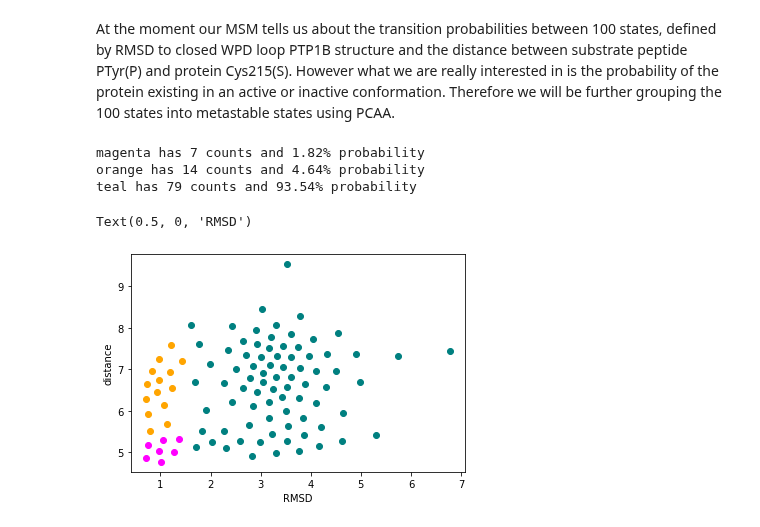
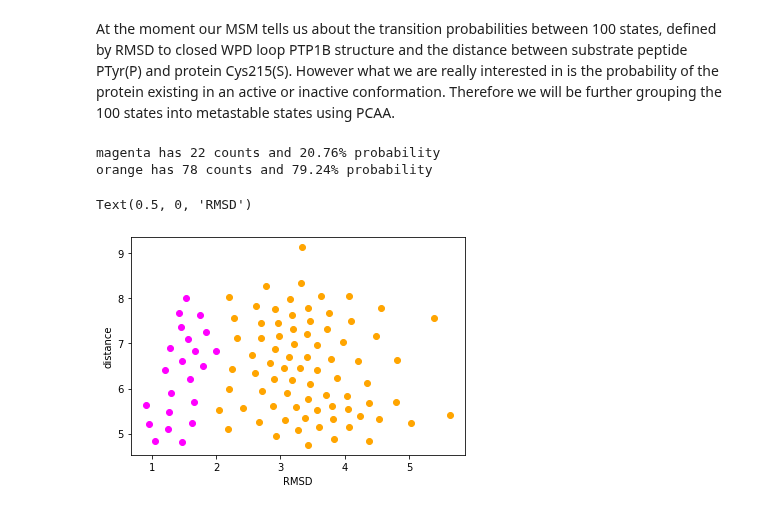
Before and after one commit to michellab/BioSimSpaceTutorials, a Jupyter notebook: 03_steered_md/03_msm_full.ipynb, the cells around one changed output. Saved outputs shown, nothing was run; the diff lists cells and outputs as text; code cells hidden in the pictures.

```diff
--- a/03_steered_md/03_msm_full.ipynb
+++ b/03_steered_md/03_msm_full.ipynb
@@ -45,13 +43,14 @@ Now is the time to load the trajectories one by one and compute the feature valu
 # %% [markdown]
 At this point we also need to load the RMSD reference.
 # %%
-reference = pt.load('/home/adele/Documents/preparing-ptp1b/for-use/ptp1b-closed.pdb')
+reference = pt.load('/home/adele/Documents/PTP1B/inputs/closed.pdb')
 # %%
 data = []
 for i in range(len(traj_files)):
     print(i+1, end='\r')
-    traj = pt.load(traj_files[i], top=topology_files[i], stride=2)
-    rmsd = calculate_rmsd(traj, reference, ':179-185&(@CA,N,C,O)')
+    traj = pt.load(traj_files[i], top=topology_files[i])
+    traj = pt.align(traj, ':1-282&!(@/H)', ref=reference, ref_mask=':1-282&!(@/H)')
+    rmsd = pt.rmsd(traj, ':179-185&(@CA,N,C,O)', ref=reference, ref_mask=':179-185&(@CA,N,C,O)', nofit=True, update_coordinate=False)
     distance = pt.calc_distance(traj, ':216@SG @P')
     current_traj = []
     for j in range(len(rmsd)):
@@ -68,3 +69,9 @@ Alternatively you can also process the data beforehand and load the results. Thi
+# %%
+data_np = np.loadtxt('data/featurised_traj.txt')
+data = []
+for i in range(200):
+    idx = 5000*i
+    data.append(data_np[idx:idx+5000])
 # %% [markdown]
 ### Plotting data
 # %% [markdown]
@@ -158,27 +165,26 @@ The estimate and predicted probabilities agree well, suggesting that our model i
 # %% [markdown]
 At the moment our MSM tells us about the transition probabilities between 100 states, defined by RMSD to closed WPD loop PTP1B structure and the distance between substrate peptide PTyr(P) and protein Cys215(S). However what we are really interested in is the probability of the protein existing in an active or inactive conformation. Therefore we will be further grouping the 100 states into metastable states using PCAA.
 # %%
-pcaa_results = msm.pcca(3)
-colours = ['magenta', 'orange', 'teal']
-assignments = [[],[],[]]
+pcaa_results = msm.pcca(2)
+colours = ['magenta', 'orange']
+assignments = [[],[]]
 for i in range(len(pcaa_results.metastable_sets)):
     for j in pcaa_results.metastable_sets[i]:
         assignments[i].append(msm.stationary_distribution[j])
     print(f'{colours[i]} has {len(assignments[i])} counts and {round(sum(assignments[i])*100, 2)}% probability')
 # %% [output]
-magenta has 7 counts and 1.82% probability
-orange has 14 counts and 4.64% probability
-teal has 79 counts and 93.54% probability
+magenta has 22 counts and 20.76% probability
+orange has 78 counts and 79.24% probability
 # %%
 fig, ax = plt.subplots(1)
-for i in range(3):
+for i in range(2):
     x = clusters.clustercenters[pcaa_results.metastable_sets[i]][:,0]
     y = clusters.clustercenters[pcaa_results.metastable_sets[i]][:,1]
     ax.scatter(x, y, c=colours[i])
 ax.set_ylabel('distance')
 ax.set_xlabel('RMSD')
 # %% [output]
 Text(0.5, 0, 'RMSD')
-[figure, old version]
+[figure, new version]
 # %% [markdown]
 This illustrates which of the 100 states that were used for the MSM belongs to which metastable state, and the probabilities of each. Knowing how the features selected relate to the activity of PTP1B, the above information can be combined to a nice visual (retaining the same colouring):
```
Also changed, not shown: parts of 16 cells of this notebook, 4 other files.
